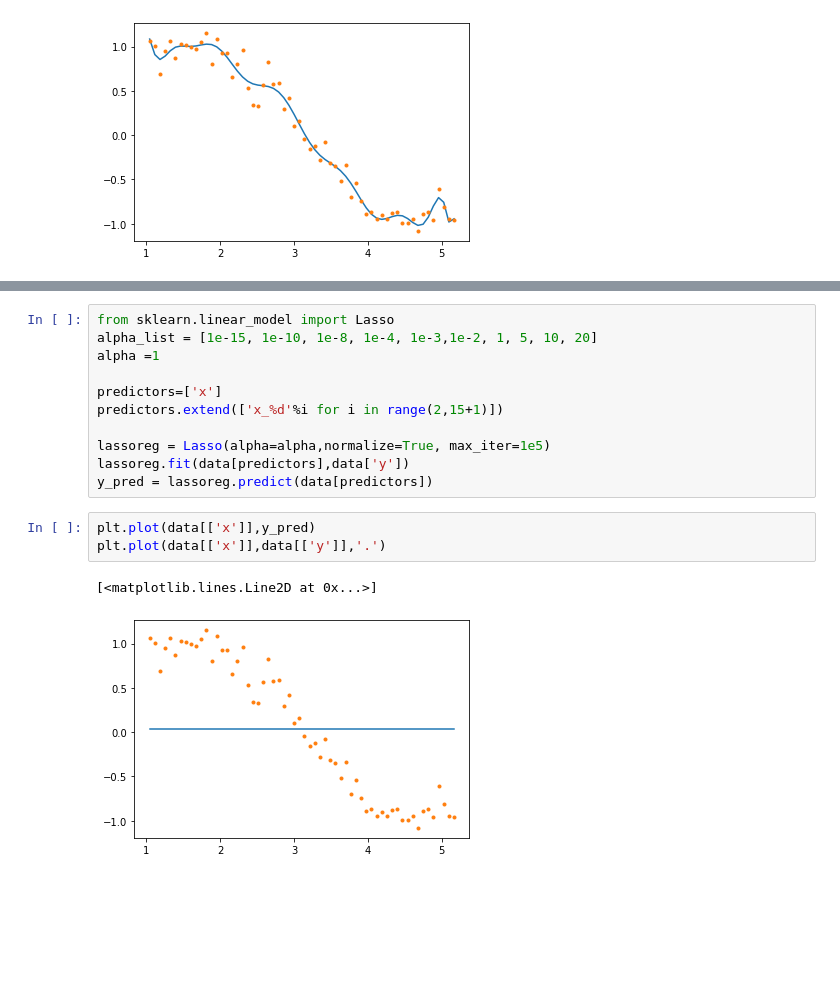
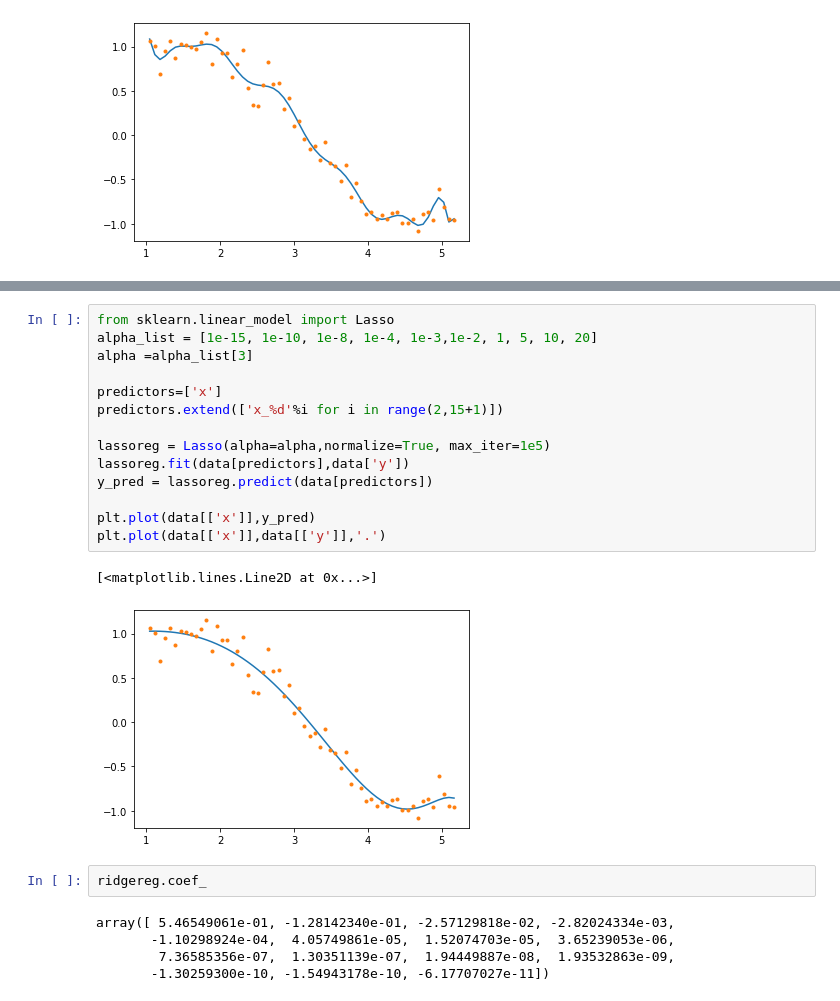
Before and after one commit to AIP-BITS/ML, a Jupyter notebook: 2-REG/Laso & Ridge.ipynb, the cells around one changed output, grey strips where cells are left out. Drawn from its saved outputs; the diff is of its cells as text; blank space fills up the shorter version.

```diff
--- a/2-REG/Laso & Ridge.ipynb
+++ b/2-REG/Laso & Ridge.ipynb
@@ -97,17 +87,24 @@ plt.plot(data[['x']],data[['y']],'.')
 # %%
 from sklearn.linear_model import Lasso
 alpha_list = [1e-15, 1e-10, 1e-8, 1e-4, 1e-3,1e-2, 1, 5, 10, 20]
-alpha =1
+alpha =alpha_list[3]
 
 predictors=['x']
 predictors.extend(['x_%d'%i for i in range(2,15+1)])
 
 lassoreg = Lasso(alpha=alpha,normalize=True, max_iter=1e5)
 lassoreg.fit(data[predictors],data['y'])
 y_pred = lassoreg.predict(data[predictors])
+
+plt.plot(data[['x']],y_pred)
+plt.plot(data[['x']],data[['y']],'.')
+# %% [output]
+[<matplotlib.lines.Line2D at 0x...>]
+[figure, added]
-# %%
-plt.plot(data[['x']],y_pred)
-plt.plot(data[['x']],data[['y']],'.')
-# %% [output]
-[<matplotlib.lines.Line2D at 0x...>]
-[figure, removed]
+# %%
+ridgereg.coef_
+# %% [output]
+array([ 5.46549061e-01, -1.28142340e-01, -2.57129818e-02, -2.82024334e-03,
+       -1.10298924e-04,  4.05749861e-05,  1.52074703e-05,  3.65239053e-06,
+        7.36585356e-07,  1.30351139e-07,  1.94449887e-08,  1.93532863e-09,
+       -1.30259300e-10, -1.54943178e-10, -6.17707027e-11])
```
Also changed, not shown: parts of 8 cells of this notebook.
